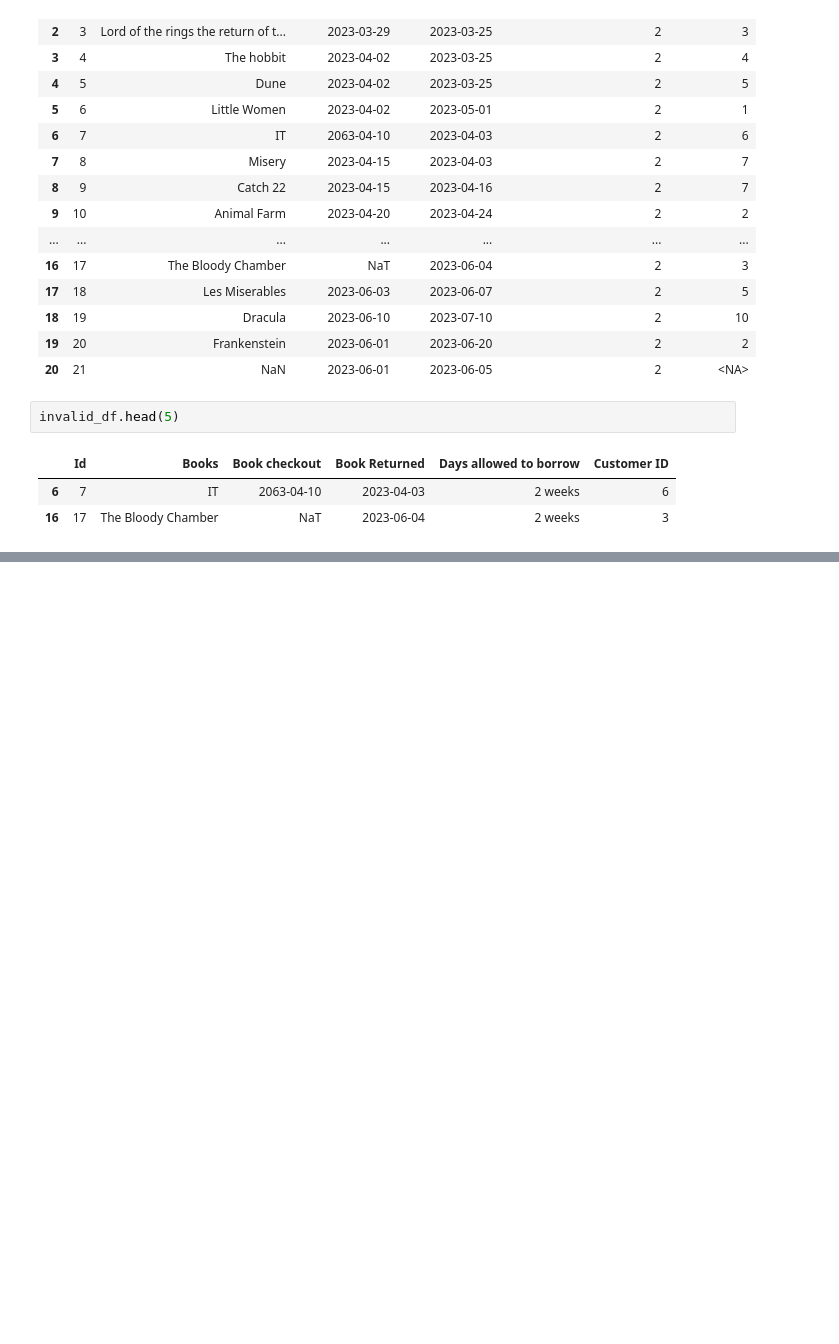
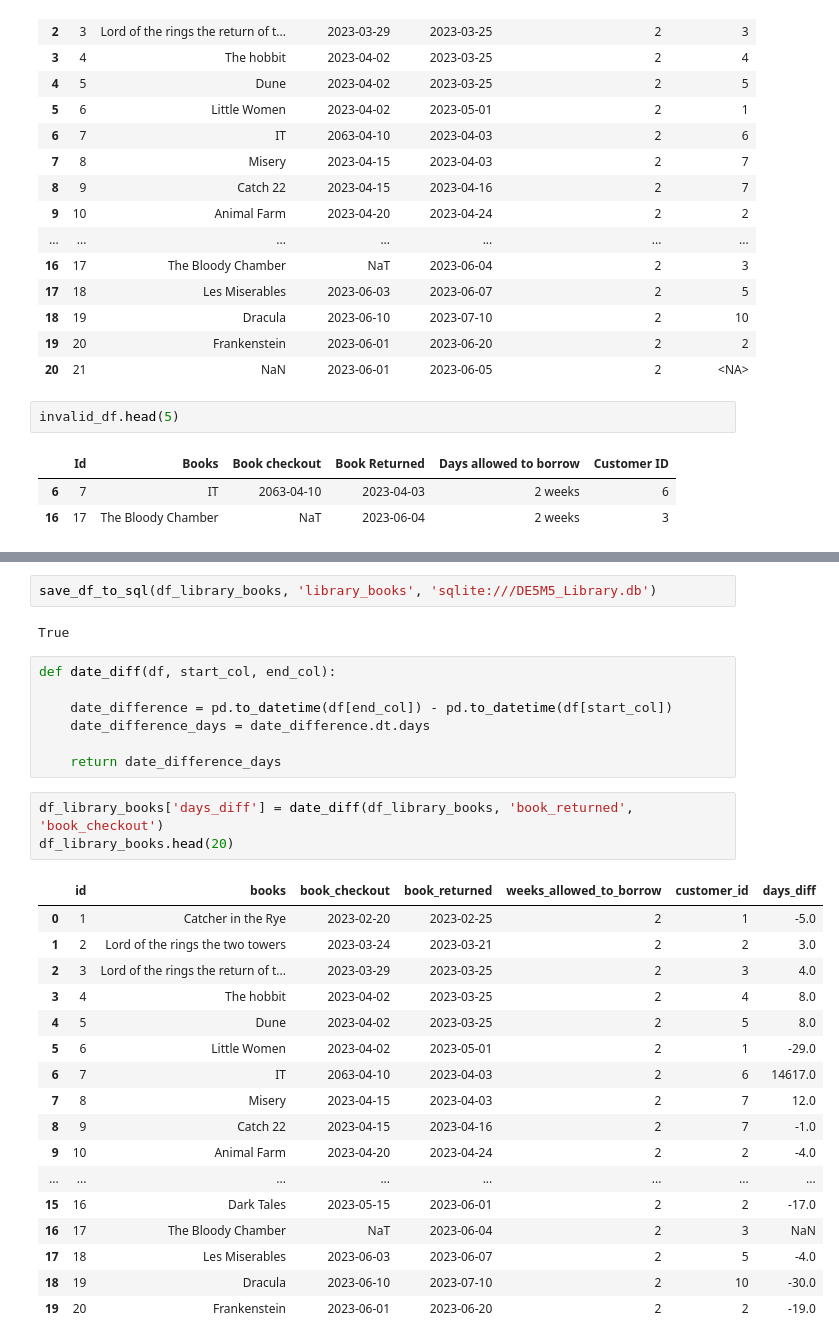
Before and after one commit to annaokes/20260601-DEM5, a Jupyter notebook: eda.ipynb, the cells around one changed output, grey strips where cells are left out. Drawn from its saved outputs; the diff is of its cells as text; blank space fills up the shorter version.

```diff
--- a/eda.ipynb
+++ b/eda.ipynb
@@ -177,0 +191,32 @@ invalid_df.head(5)
+# %%
+save_df_to_sql(df_library_books, 'library_books', 'sqlite:///DE5M5_Library.db')
+# %% [output]
+True
+# %%
+def date_diff(df, start_col, end_col):
+
+    date_difference = pd.to_datetime(df[end_col]) - pd.to_datetime(df[start_col])
+    date_difference_days = date_difference.dt.days
+
+    return date_difference_days
+# %%
+df_library_books['days_diff'] = date_diff(df_library_books, 'book_returned', 'book_checkout')
+df_library_books.head(20)
+# %% [output]
+|  | id | books | book_checkout | book_returned | weeks_allowed_to_borrow | customer_id | days_diff |
+| 0 | 1 | Catcher in the Rye | 2023-02-20 | 2023-02-25 | 2 | 1 | -5.0 |
+| 1 | 2 | Lord of the rings the two towers | 2023-03-24 | 2023-03-21 | 2 | 2 | 3.0 |
+| 2 | 3 | Lord of the rings the return of t... | 2023-03-29 | 2023-03-25 | 2 | 3 | 4.0 |
+| 3 | 4 | The hobbit | 2023-04-02 | 2023-03-25 | 2 | 4 | 8.0 |
+| 4 | 5 | Dune | 2023-04-02 | 2023-03-25 | 2 | 5 | 8.0 |
+| 5 | 6 | Little Women | 2023-04-02 | 2023-05-01 | 2 | 1 | -29.0 |
+| 6 | 7 | IT | 2063-04-10 | 2023-04-03 | 2 | 6 | 14617.0 |
+| 7 | 8 | Misery | 2023-04-15 | 2023-04-03 | 2 | 7 | 12.0 |
+| 8 | 9 | Catch 22 | 2023-04-15 | 2023-04-16 | 2 | 7 | -1.0 |
+| 9 | 10 | Animal Farm | 2023-04-20 | 2023-04-24 | 2 | 2 | -4.0 |
+| ... | ... | ... | ... | ... | ... | ... | ... |
+| 15 | 16 | Dark Tales | 2023-05-15 | 2023-06-01 | 2 | 2 | -17.0 |
+| 16 | 17 | The Bloody Chamber | NaT | 2023-06-04 | 2 | 3 | NaN |
+| 17 | 18 | Les Miserables | 2023-06-03 | 2023-06-07 | 2 | 5 | -4.0 |
+| 18 | 19 | Dracula | 2023-06-10 | 2023-07-10 | 2 | 10 | -30.0 |
+| 19 | 20 | Frankenstein | 2023-06-01 | 2023-06-20 | 2 | 2 | -19.0 |
```
Also changed, not shown: parts of 3 cells of this notebook, 2 other files.
